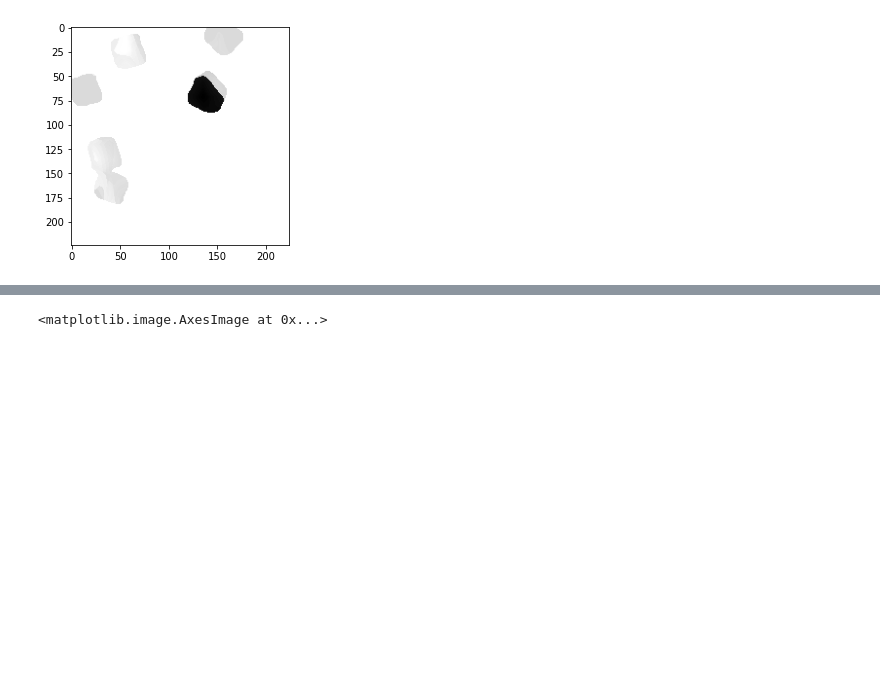
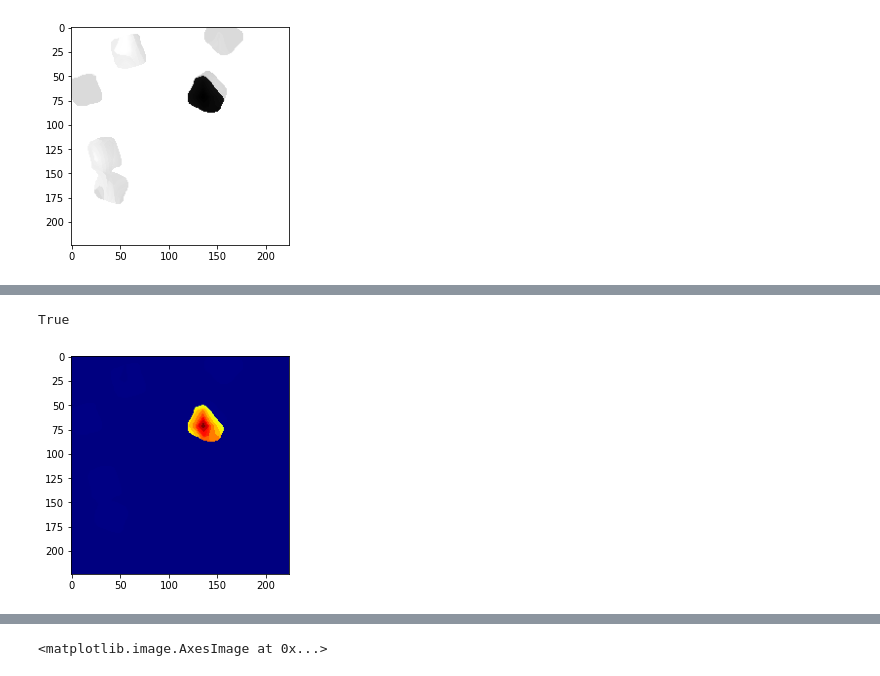
Before and after one commit to jhu-lcsr/good_robot, a Jupyter notebook: cc_figure.ipynb, the cells around one changed output, grey strips where cells are left out. Drawn from its saved outputs; the diff is of its cells as text; code cells hidden in the pictures; blank space fills up the shorter version.

Commit message:
Computed softmax of rematch distance

```diff
--- a/cc_figure.ipynb
+++ b/cc_figure.ipynb
@@ -159,3 +159,17 @@ figure.savefig("figures/inverse_heights.png")
+# %%
+inverse_heights_scaled = (inverse_heights - numpy.mean(inverse_heights))/numpy.std(inverse_heights)
+inverse_heights_softmax = scipy.special.softmax(inverse_heights_scaled)
+# inverse_heights_softmax = numpy.log(numpy.exp(inverse_heights_scaled)/numpy.sum(numpy.exp(inverse_heights_scaled)))
+inverse_heights_softmax = (inverse_heights_softmax - numpy.min(inverse_heights_softmax))/(numpy.max(inverse_heights_softmax-numpy.min(inverse_heights_softmax)))
+
+inverse_heights_image = cv2.applyColorMap(((1-inverse_heights_softmax/numpy.max(inverse_heights_softmax))*255).astype(numpy.uint8), cv2.COLORMAP_JET)
+plt.imshow(inverse_heights_image)
+
+inverse_heights_image_reverse = cv2.applyColorMap(((inverse_heights_softmax/numpy.max(inverse_heights_softmax))*255).astype(numpy.uint8), cv2.COLORMAP_JET)
+cv2.imwrite("figures/inverse_heights_softmax.png", inverse_heights_image_reverse)
+# %% [output]
+True
+[figure, added]
 # %%
 inverse_heights_image = cv2.applyColorMap(((1-inverse_heights/numpy.max(inverse_heights))*255).astype(numpy.uint8), cv2.COLORMAP_JET)
 plt.imshow(inverse_heights_image)
```
Also changed, not shown: parts of 6 cells of this notebook, 1 other file.
